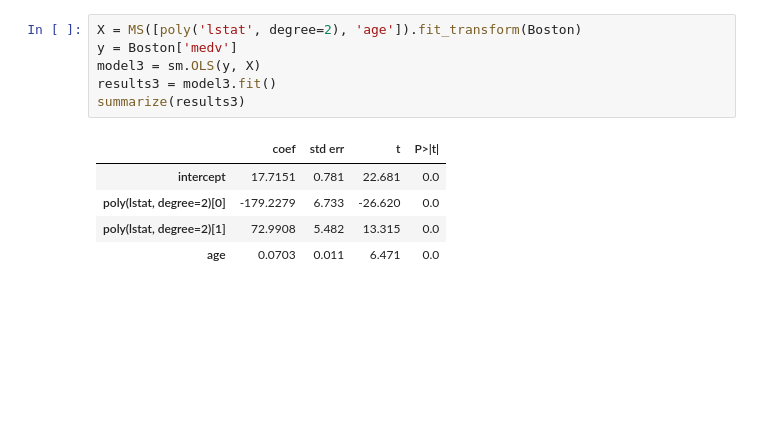
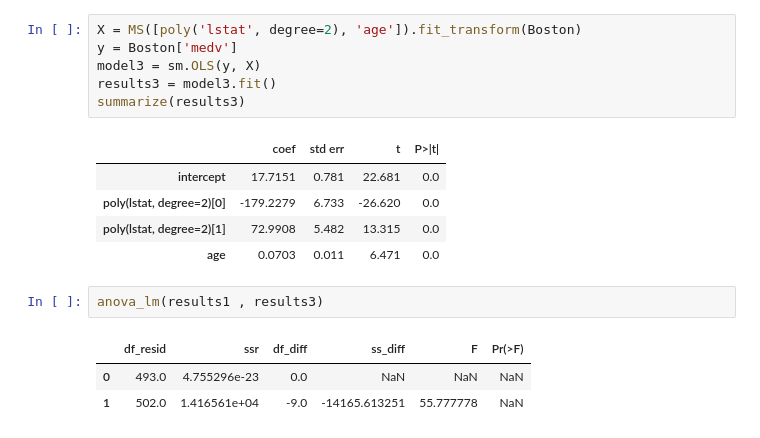
Before and after one commit to rabobahago/Python_ML_Data_Science, a Jupyter notebook: ML_with_python/linear_regression/multiple_regression.ipynb, the cells around one changed output. Cells and saved outputs as stored; diff of their text form; blank space fills up the shorter version.

```diff
--- a/ML_with_python/linear_regression/multiple_regression.ipynb
+++ b/ML_with_python/linear_regression/multiple_regression.ipynb
@@ -122,3 +122,9 @@ summarize(results3)
 | poly(lstat, degree=2)[0] | -179.2279 | 6.733 | -26.620 | 0.0 |
 | poly(lstat, degree=2)[1] | 72.9908 | 5.482 | 13.315 | 0.0 |
 | age | 0.0703 | 0.011 | 6.471 | 0.0 |
+# %%
+anova_lm(results1 , results3)
+# %% [output]
+|  | df_resid | ssr | df_diff | ss_diff | F | Pr(>F) |
+| 0 | 493.0 | 4.755296e-23 | 0.0 | NaN | NaN | NaN |
+| 1 | 502.0 | 1.416561e+04 | -9.0 | -14165.613251 | 55.777778 | NaN |
```
Also changed, not shown: parts of 4 cells of this notebook, 1 other file.
